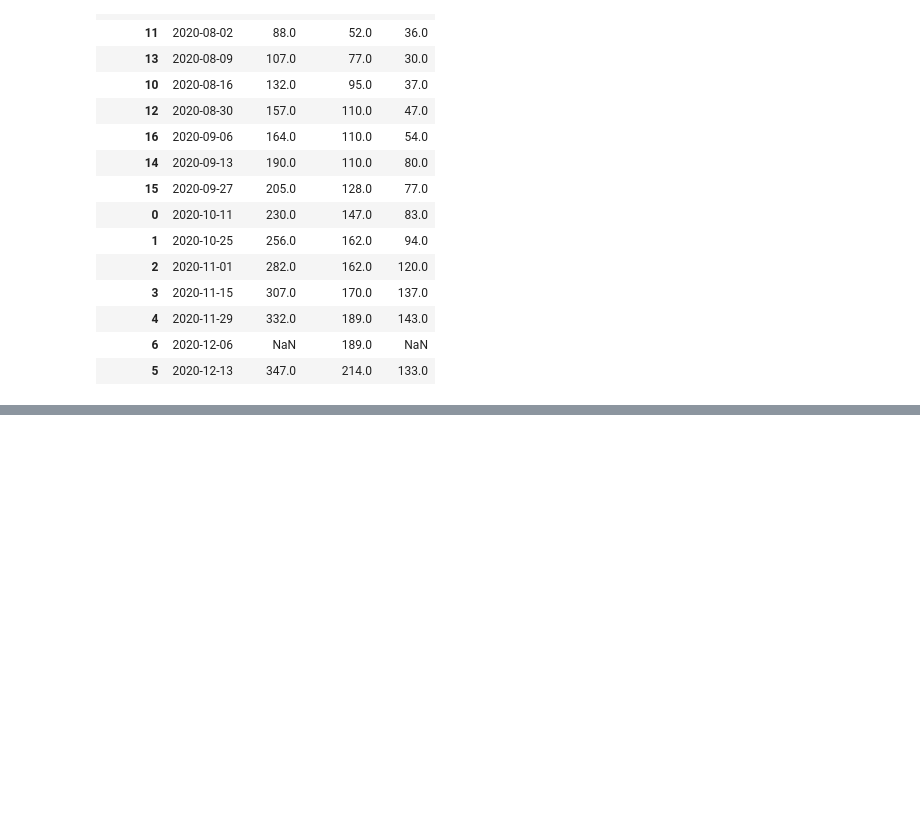
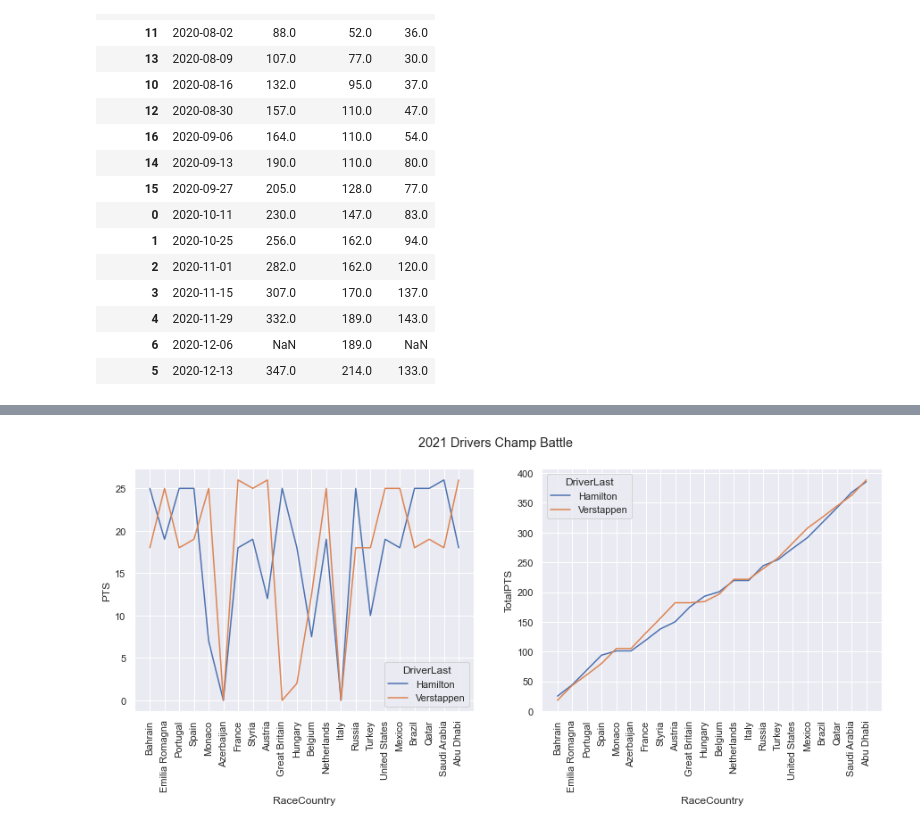
Before and after one commit to maxwellgriffith345/Python_Projects, a Jupyter notebook: F1_Vis/F1_Vis.ipynb, the cells around one changed output, grey strips where cells are left out. Cells and saved outputs as stored; diff of their text form; code cells hidden in the pictures; blank space fills up the shorter version.

Commit message:
multi subplots for 21

```diff
--- a/F1_Vis/F1_Vis.ipynb
+++ b/F1_Vis/F1_Vis.ipynb
@@ -214,3 +214,6 @@ wide_data.sort_values(by = 'RaceDate')
 | 4 | 2020-11-29 | 332.0 | 189.0 | 143.0 |
 | 6 | 2020-12-06 | NaN | 189.0 | NaN |
 | 5 | 2020-12-13 | 347.0 | 214.0 | 133.0 |
+# %%
+data21 = pd.read_csv('Ham_Ver2021.csv', parse_dates = ['RaceDate'])
+data21.head()
@@ -216,0 +227,3 @@ wide_data.sort_values(by = 'RaceDate')
+# %%
+Ham_Ver21 = data21[['DriverLast', 'PTS', 'RaceCountry', 'RaceDate']]
+Ham_Ver21.head()
@@ -216,0 +239,4 @@ wide_data.sort_values(by = 'RaceDate')
+# %%
+Ham_Ver21.sort_values(by = 'RaceDate')
+Ham_Ver21['TotalPTS'] = Ham_Ver21.groupby(['DriverLast'])['PTS'].cumsum()
+Ham_Ver21
@@ -216,0 +266,11 @@ wide_data.sort_values(by = 'RaceDate')
+# %%
+fig,axes = plt.subplots(1,2,figsize=(15,5), sharex=True)
+fig.suptitle('2021 Drivers Champ Battle')
+
+g1 = sns.lineplot(data = Ham_Ver21, x="RaceCountry", y="PTS", hue = 'DriverLast', ax=axes[0])
+g1.tick_params(axis = 'x', labelrotation = 90)
+
+g2 = sns.lineplot(data = Ham_Ver21, x="RaceCountry", y="TotalPTS", hue = 'DriverLast',ax = axes[1])
+g2.tick_params(axis = 'x', labelrotation = 90)
+# %% [output]
+[figure, added]
```
Also changed, not shown: parts of 5 cells of this notebook, 1 other file.
